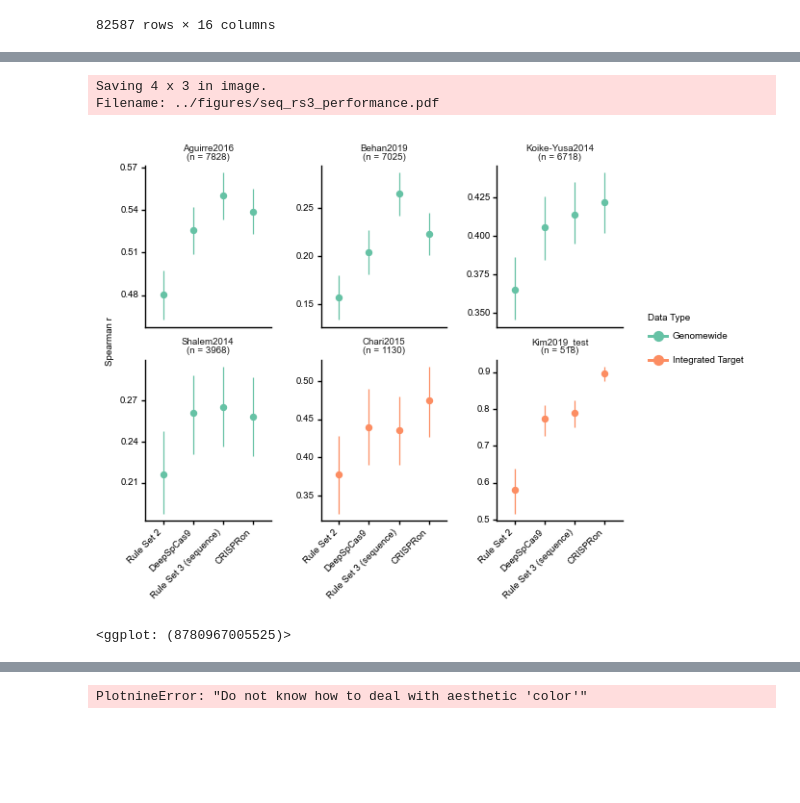
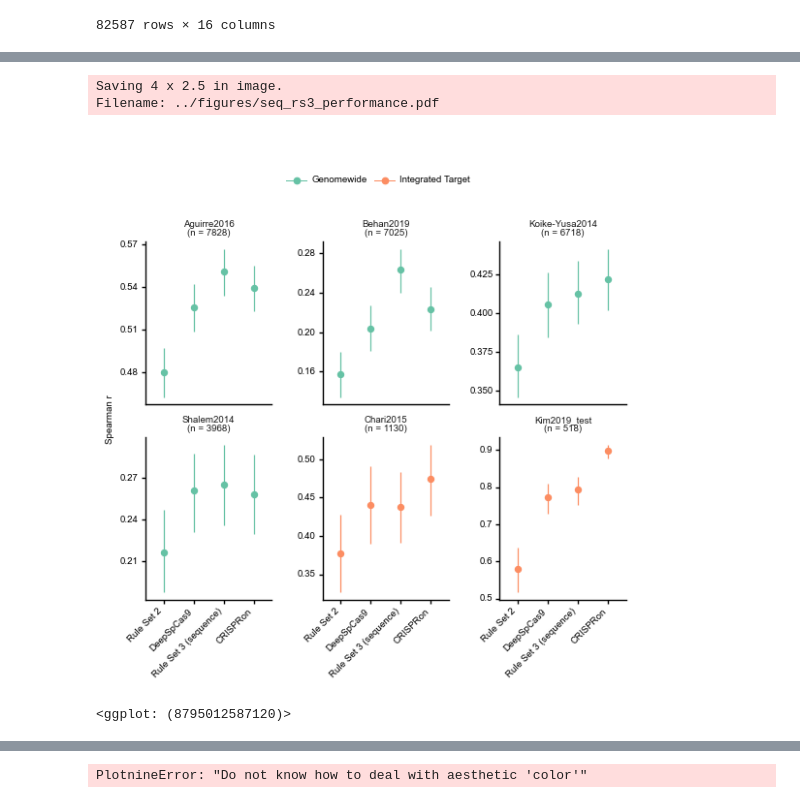
Before and after one commit to gpp-rnd/rs_dev, a Jupyter notebook: code/07_test_seq_model.ipynb, the cells around one changed output, grey strips where cells are left out. Drawn from its saved outputs; the diff is of its cells as text; code cells hidden in the pictures; blank space fills up the shorter version.

```diff
--- a/code/07_test_seq_model.ipynb
+++ b/code/07_test_seq_model.ipynb
@@ -134,15 +135,19 @@ cor_performance_ci['Data Type'] =  (cor_performance_ci['dataset_name']
 # %%
 g = point_range_plot(cor_performance_ci, 'model', 'spearman',
                      'spearman_025', 'spearman_975', xlabel='',
                      ylabel='Spearman r', wspace=0.4, facet='dataset_name',
                      color='Data Type')
-g.save('../figures/seq_rs3_performance.pdf', width=4, height=3)
+g = (g +
+     gg.theme(legend_position='top') +
+     gg.guides(color=gg.guide_legend(title='', override_aes={'size': 0.3})))
+
+g.save('../figures/seq_rs3_performance.pdf', width=4, height=2.5)
 g
 # %% [output]
-Saving 4 x 3 in image.
+Saving 4 x 2.5 in image.
 Filename: ../figures/seq_rs3_performance.pdf
-[figure, old version]
+[figure, new version]
-<ggplot: (8780967005525)>
+<ggplot: (8795012587120)>
 # %%
 point_range_plot(cor_performance_ci, 'model', 'pearson',
                  'pearson_025', 'pearson_975', xlabel='',
```
Also changed, not shown: parts of 3 cells of this notebook, 9 other files.
